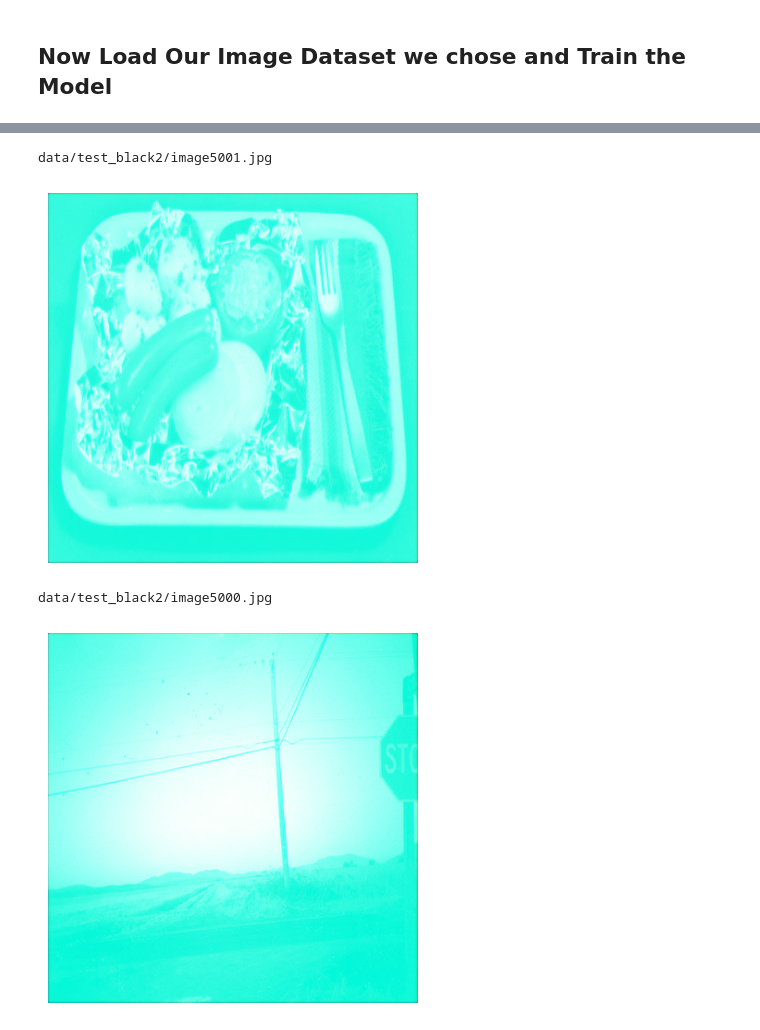
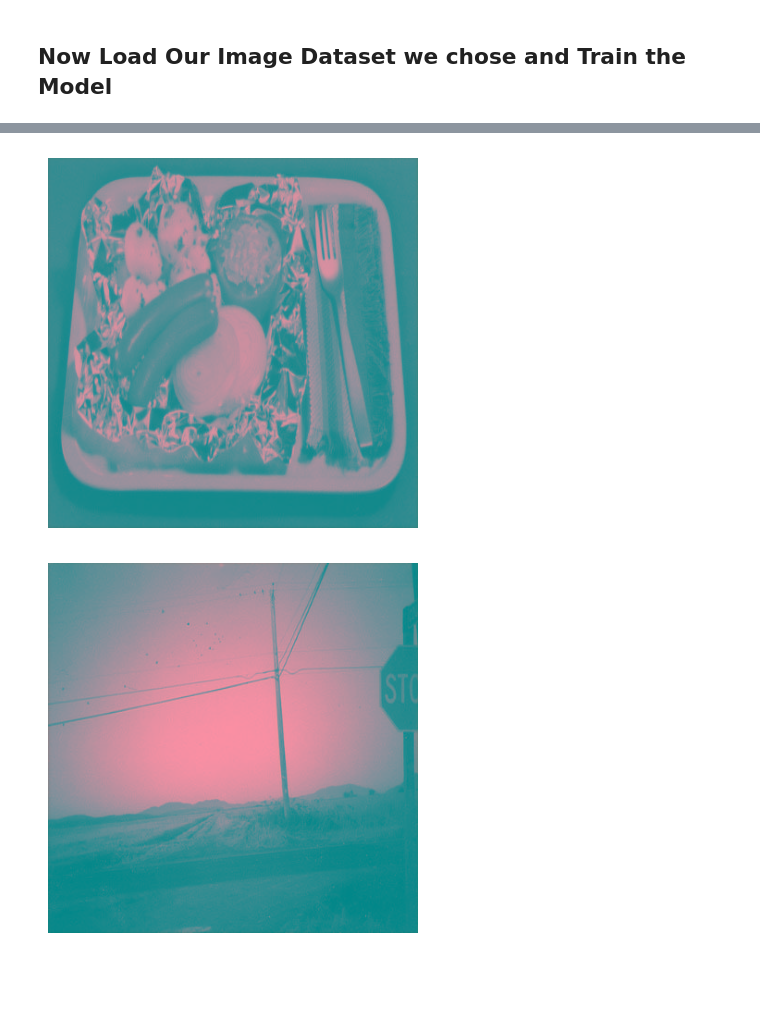
Before and after one commit to AustinK0/3200-ImageColorizer, a Jupyter notebook: main.ipynb, the cells around one changed output, grey strips where cells are left out. Saved outputs shown, nothing was run; the diff lists cells and outputs as text; code cells hidden in the pictures; blank space fills up the shorter version.

```diff
--- a/main.ipynb
+++ b/main.ipynb
@@ -10,12 +10,12 @@ from sklearn.model_selection import train_test_split
 from torch.utils.data import Dataset, DataLoader
 from glob import glob
 # %%
-COLOR_TRAIN_DIR = "data/train_color2"
-BLACK_TRAIN_DIR = "data/train_black2"
+COLOR_TRAIN_DIR = "data/train_color"
+BLACK_TRAIN_DIR = "data/train_black"
 COLOR_TEST_DIR = "data/test_color"
 BLACK_TEST_DIR = "data/test_black2"
-IMG_SIZE = 224 #images are 400x400 ---- Make them smaller to use less memory but keep accuracy
-BATCH_SIZE = 16 # hyperparameter we need to optimize
+IMG_SIZE = 64 #images are 400x400 ---- Make them smaller to use less memory but keep accuracy
+BATCH_SIZE = 50 # hyperparameter we need to optimize
 EPOCHS = 20
 NUMBER_OF_IMAGES = 100
 DEVICE = torch.device("cpu") #running on my macbook without a gpu ---- CAN ADD GPU SUPPPORT FOR OTHER DEVICES
@@ -44,14 +44,20 @@ class ColorizationDataset(Dataset):
 
         # Defines LAB color space by using Opencv functions to take a colored image and put in into Lab
         labColorSpace = cv2.cvtColor(colorImage, cv2.COLOR_BGR2Lab)
+
+        # Regularizes the L grayscale strength values to be within 0-1 (255 is common practice in machine learning world)
         L = grayscaleImage / 255.0
 
+
+        # Gets the chrominance of a and b channels by making all values within the range [-1,1] (Commonly used in neural networks)
         a = (labColorSpace[:,:,1] - 128) / 128.0
         b = (labColorSpace[:,:,2] - 128) / 128.0
 
         # Converts to tensor (Multidimensional array for high-performance computation with CPU and GPUs)
         L = torch.tensor(L, dtype=torch.float32).unsqueeze(0)
-        ab = torch.tensor([a,b], dtype=torch.float32)
+        # Using stack to speed-up performance by joining a and b channels stacked on the 0 axis (All of a stacked on all of b)
+        ab = torch.tensor(np.stack([a,b], axis=0), dtype=torch.float32)
+
 
         return L, ab
 
@@ -100,7 +106,7 @@ test_loader = DataLoader(test_dataset, batch_size=BATCH_SIZE, shuffle=False)
 ## Now we want to initialize the model, the mean squared error loss criterion, and the optimizer for our model
 # %%
 colorizerModel = ColorizationModelNeuralNetwork().to(DEVICE)
-criterion = nn.MSELoss()
+criterion = nn.L1Loss()
 optimizer = optim.Adam(colorizerModel.parameters(), lr=1e-4)
 # %% [markdown]
 ## Now Load Our Image Dataset we chose and Train the Model
@@ -145,36 +151,37 @@ Epoch 20/20, Loss: 0.7180
 # %%
 def colorizeImage(model, imagePath):
-    Limage = cv2.imread(imagePath, cv2.IMREAD_GRAYSCALE)
-    L = Limage / 255.0
+    L_image = cv2.imread(imagePath, cv2.IMREAD_GRAYSCALE)
+    L = L_image / 255.0
 
     L_tensor = torch.tensor(L, dtype=torch.float32).unsqueeze(0).unsqueeze(0)
     L_tensor = L_tensor.to(DEVICE)
 
     with torch.no_grad():
         ab_prediction = model(L_tensor).cpu()
 
     ab_prediction = ab_prediction.squeeze().numpy()
+
+    # Un-regularizes the values that were between [-1,1]
     a = ab_prediction[0] * 128 + 128
     b = ab_prediction[1] * 128 + 128
 
-    Limage = (L * 255).astype(np.uint8)
-    colorized_lab = np.stack([Limage, a.astype(np.uint8), b.astype(np.uint8)], axis=-1)
 
+    L_image = (L * 255).astype(np.uint8)
+
+    colorized_lab = np.stack([L_image, a.astype(np.uint8), b.astype(np.uint8)], axis=-1)
     colorized_bgr = cv2.cvtColor(colorized_lab, cv2.COLOR_BGR2RGB)
 
     plt.imshow(cv2.cvtColor(colorized_bgr, cv2.COLOR_BGR2RGB))
     plt.axis('off')
     plt.show()
 
 def colorizeTestSet(model, imageSetPath):
     for image in os.listdir(imageSetPath):
         if image.endswith('.jpg'):
             grayscalePath = os.path.join(imageSetPath, image)
             colorizeImage(model, grayscalePath)
 
 colorizeTestSet(colorizerModel, BLACK_TEST_DIR)
 # %% [output]
-data/test_black2/image5001.jpg
-[figure, old version]
+[figure, new version]
-data/test_black2/image5000.jpg
-[figure, old version]
+[figure, new version]
```
Also changed, not shown: parts of 1 cell of this notebook.
